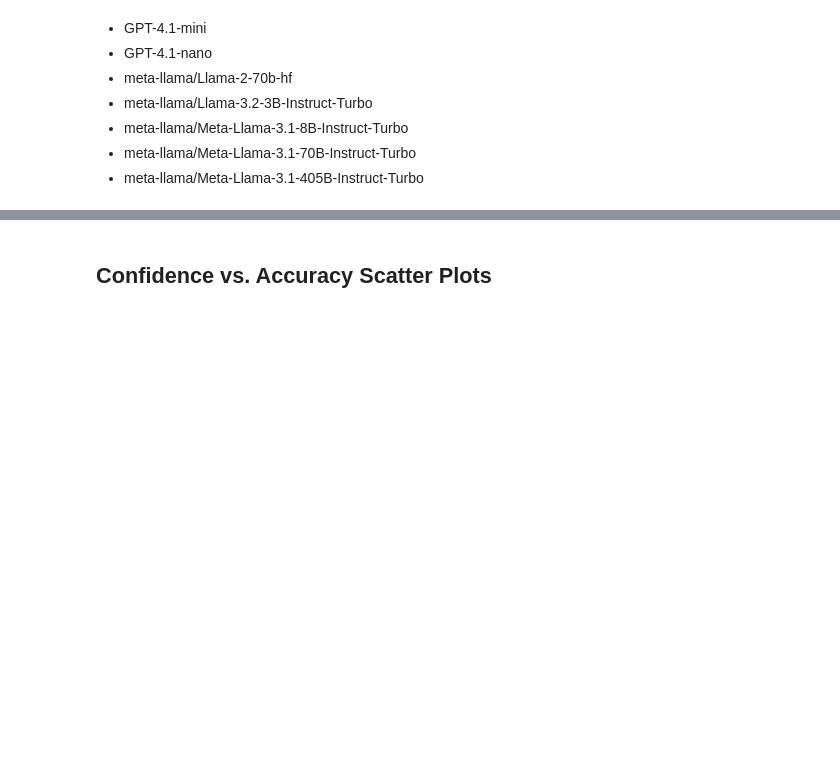
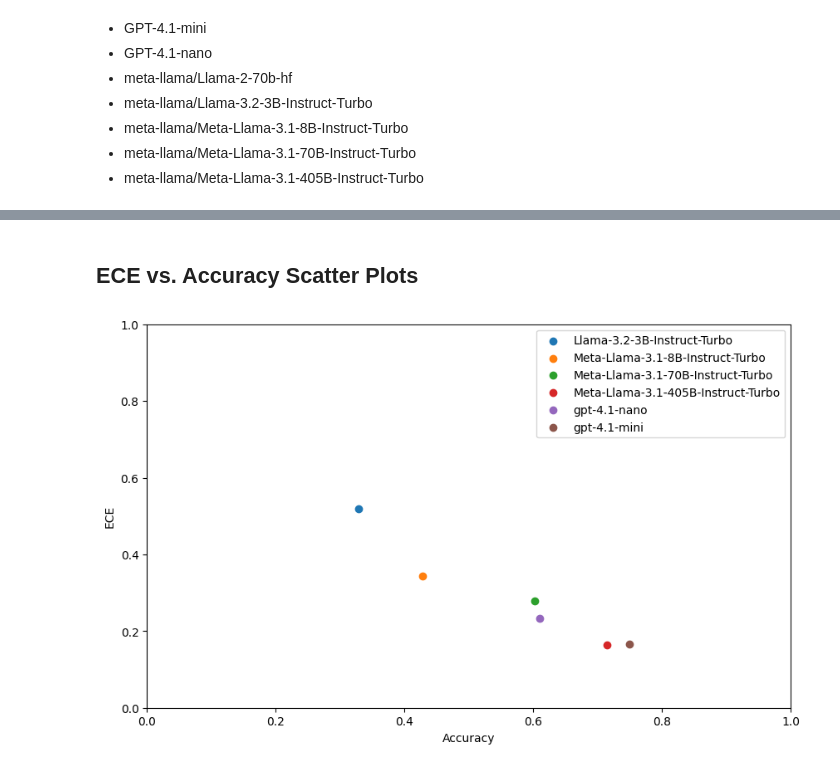
Before and after one commit to Linwei94/LLM-Calibration-Study, a Jupyter notebook: analysis/confidence_analysis.ipynb, the cells around one changed output, grey strips where cells are left out. Drawn from its saved outputs; the diff is of its cells as text; code cells hidden in the pictures; blank space fills up the shorter version.

```diff
--- a/analysis/confidence_analysis.ipynb
+++ b/analysis/confidence_analysis.ipynb
@@ -65,13 +66,13 @@ def get_subject(file_path):
 - meta-llama/Meta-Llama-3.1-405B-Instruct-Turbo
 # %%
 html_filename = """../results/mmlu_pro_{model}_{confidence}_shared_sampling_None.html"""
-all_models = ["gpt-4.1-mini",
+all_models = [
+              "Llama-3.2-3B-Instruct-Turbo",
+              "Meta-Llama-3.1-8B-Instruct-Turbo",
+              "Meta-Llama-3.1-70B-Instruct-Turbo",
+              "Meta-Llama-3.1-405B-Instruct-Turbo",
               "gpt-4.1-nano",
-            #   "meta-llama/Llama-2-70b-hf",
-              "meta-llama/Llama-3.2-3B-Instruct-Turbo",
-              "meta-llama/Meta-Llama-3.1-8B-Instruct-Turbo",
-              "meta-llama/Meta-Llama-3.1-70B-Instruct-Turbo",
-              "meta-llama/Meta-Llama-3.1-405B-Instruct-Turbo"
+              "gpt-4.1-mini",
               ]
 # %%
 
@@ -100,4 +106,18 @@ KeyboardInterrupt:
 # %% [markdown]
-## Confidence vs. Accuracy Scatter Plots
+## ECE vs. Accuracy Scatter Plots
 # %%
 json_filesname = """../results/mmlu_pro_{model}_{confidence}_shared_sampling_None.json"""
+# %%
+plt.figure(figsize=(10, 6))
+for model in all_models:
+    with open(json_filesname.format(model=model, confidence="verbal_numerical"), 'r') as f:
+        verb_num = json.load(f)
+    plt.xlim(left=0, right=1)
+    plt.ylim(bottom=0, top=1)
+    plt.scatter(verb_num["score"], verb_num["ECE"], label=model)
+plt.xlabel("Accuracy")
+plt.ylabel("ECE")
+plt.legend()
+plt.show()
+# %% [output]
+[figure, added]
```
Also changed, not shown: parts of 3 cells of this notebook, 2 other files.
